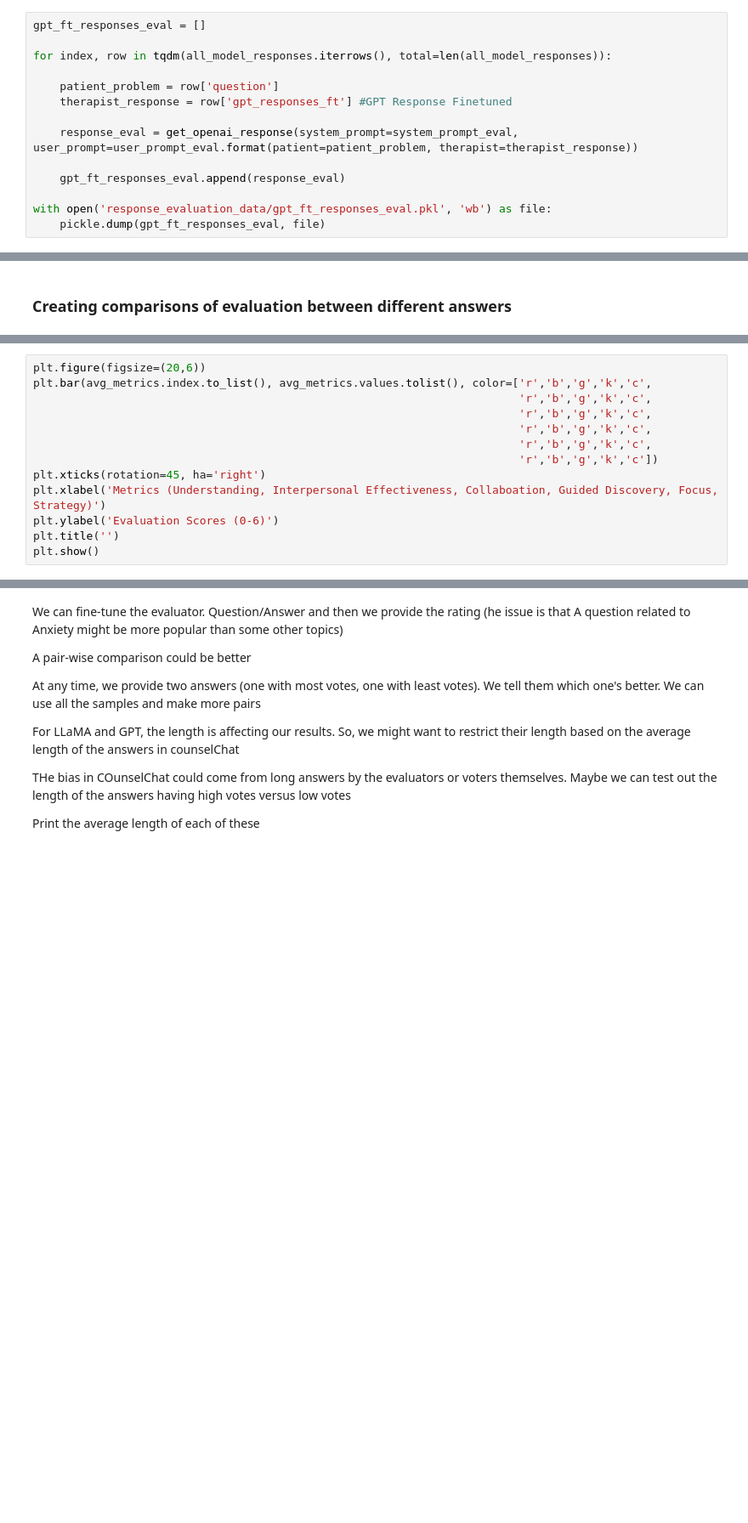
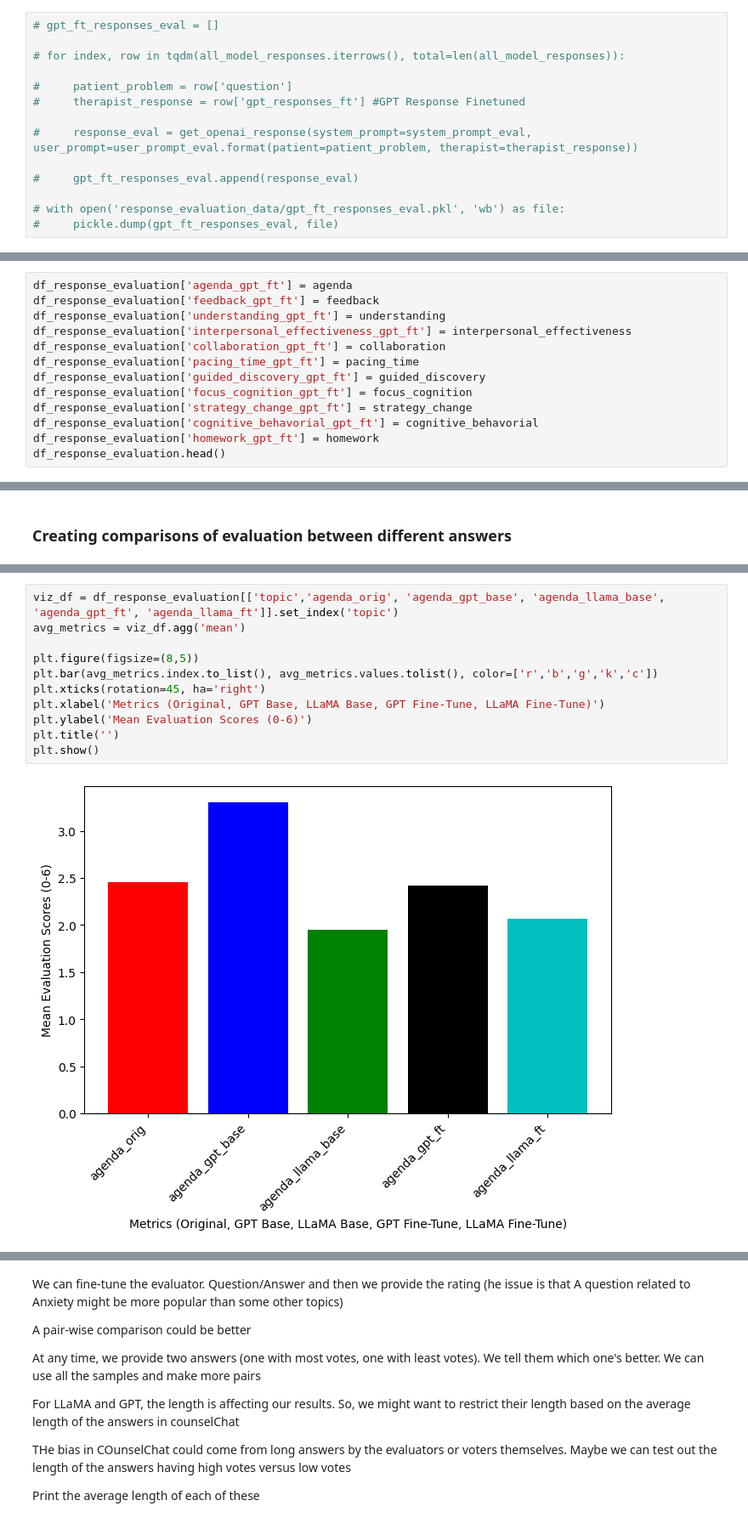
Before and after one commit to embedded-robotics/mental-health-agents, a Jupyter notebook: src/dpo/response_evaluation.ipynb, the cells around one changed output, grey strips where cells are left out. Shown at 85% size. Drawn from its saved outputs; the diff is of its cells as text; blank space fills up the shorter version.

Commit message:
Added the graphs

```diff
--- a/src/dpo/response_evaluation.ipynb
+++ b/src/dpo/response_evaluation.ipynb
@@ -359,19 +541,19 @@ with open('response_evaluation_data/gpt_base_responses_eval.pkl', 'rb') as file:
 # %% [markdown]
 #### Evaluating the GPT Fine-Tuned Responses
 # %%
-gpt_ft_responses_eval = []
+# gpt_ft_responses_eval = []
 
-for index, row in tqdm(all_model_responses.iterrows(), total=len(all_model_responses)):
+# for index, row in tqdm(all_model_responses.iterrows(), total=len(all_model_responses)):
 
-    patient_problem = row['question']
-    therapist_response = row['gpt_responses_ft'] #GPT Response Finetuned
+#     patient_problem = row['question']
+#     therapist_response = row['gpt_responses_ft'] #GPT Response Finetuned
 
-    response_eval = get_openai_response(system_prompt=system_prompt_eval, user_prompt=user_prompt_eval.format(patient=patient_problem, therapist=therapist_response))
+#     response_eval = get_openai_response(system_prompt=system_prompt_eval, user_prompt=user_prompt_eval.format(patient=patient_problem, therapist=therapist_response))
 
-    gpt_ft_responses_eval.append(response_eval)
+#     gpt_ft_responses_eval.append(response_eval)
 
-with open('response_evaluation_data/gpt_ft_responses_eval.pkl', 'wb') as file:
-    pickle.dump(gpt_ft_responses_eval, file)
+# with open('response_evaluation_data/gpt_ft_responses_eval.pkl', 'wb') as file:
+#     pickle.dump(gpt_ft_responses_eval, file)
 # %%
 with open('response_evaluation_data/gpt_ft_responses_eval.pkl', 'rb') as file:
     gpt_ft_responses_eval = pickle.load(file)
@@ -411,0 +613,13 @@ with open('response_evaluation_data/gpt_ft_responses_eval.pkl', 'rb') as file:
+# %%
+df_response_evaluation['agenda_gpt_ft'] = agenda
+df_response_evaluation['feedback_gpt_ft'] = feedback
+df_response_evaluation['understanding_gpt_ft'] = understanding
+df_response_evaluation['interpersonal_effectiveness_gpt_ft'] = interpersonal_effectiveness
+df_response_evaluation['collaboration_gpt_ft'] = collaboration
+df_response_evaluation['pacing_time_gpt_ft'] = pacing_time
+df_response_evaluation['guided_discovery_gpt_ft'] = guided_discovery
+df_response_evaluation['focus_cognition_gpt_ft'] = focus_cognition
+df_response_evaluation['strategy_change_gpt_ft'] = strategy_change
+df_response_evaluation['cognitive_behavorial_gpt_ft'] = cognitive_behavorial
+df_response_evaluation['homework_gpt_ft'] = homework
+df_response_evaluation.head()
@@ -426,13 +636,13 @@ avg_metrics
 # %%
-plt.figure(figsize=(20,6))
-plt.bar(avg_metrics.index.to_list(), avg_metrics.values.tolist(), color=['r','b','g','k','c',
-                                                                         'r','b','g','k','c',
-                                                                         'r','b','g','k','c',
-                                                                         'r','b','g','k','c',
-                                                                         'r','b','g','k','c',
-                                                                         'r','b','g','k','c'])
+viz_df = df_response_evaluation[['topic','agenda_orig', 'agenda_gpt_base', 'agenda_llama_base', 'agenda_gpt_ft', 'agenda_llama_ft']].set_index('topic')
+avg_metrics = viz_df.agg('mean')
+
+plt.figure(figsize=(8,5))
+plt.bar(avg_metrics.index.to_list(), avg_metrics.values.tolist(), color=['r','b','g','k','c'])
 plt.xticks(rotation=45, ha='right')
-plt.xlabel('Metrics (Understanding, Interpersonal Effectiveness, Collaboation, Guided Discovery, Focus, Strategy)')
-plt.ylabel('Evaluation Scores (0-6)')
+plt.xlabel('Metrics (Original, GPT Base, LLaMA Base, GPT Fine-Tune, LLaMA Fine-Tune)')
+plt.ylabel('Mean Evaluation Scores (0-6)')
 plt.title('')
 plt.show()
+# %% [output]
+[figure, added]
```
Also changed, not shown: parts of 40 cells of this notebook.
